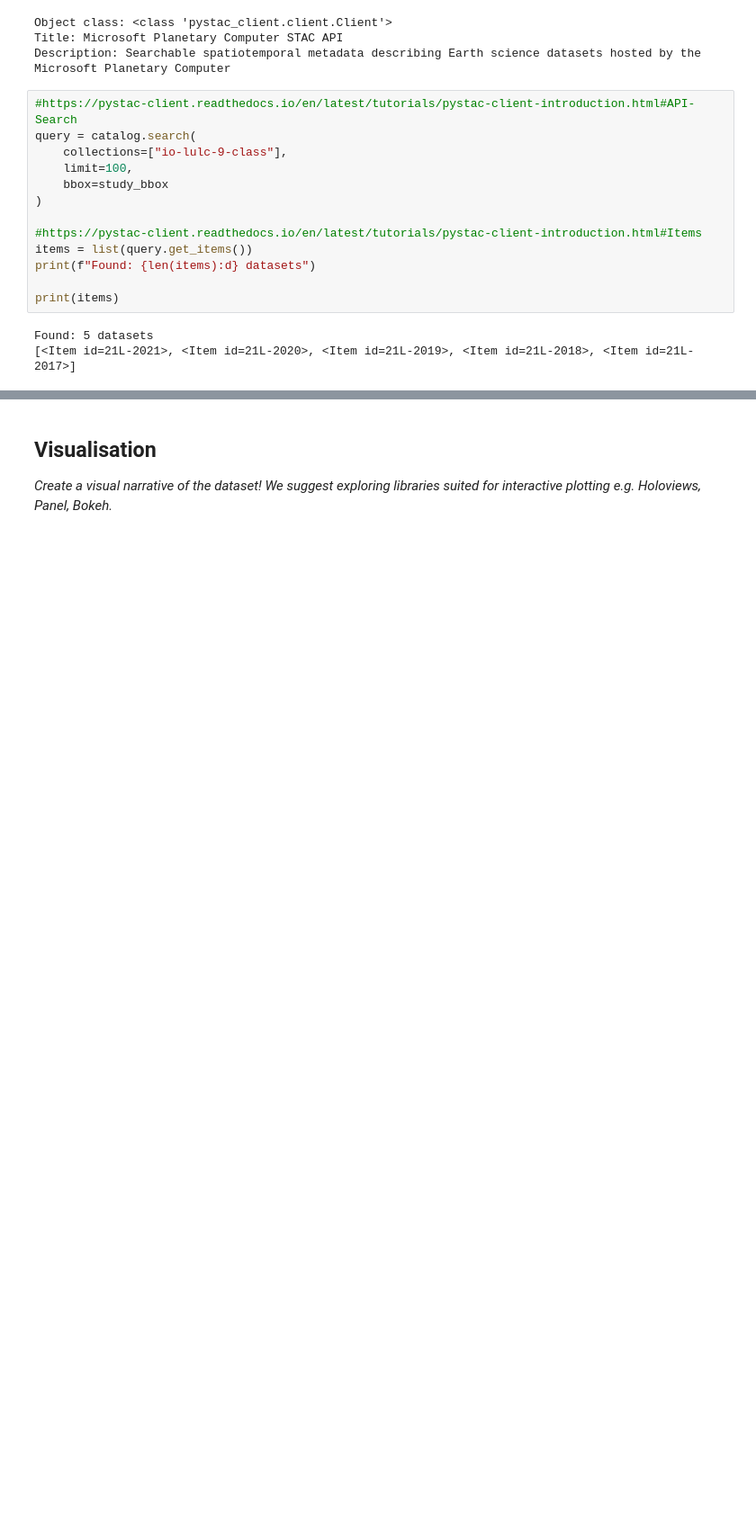
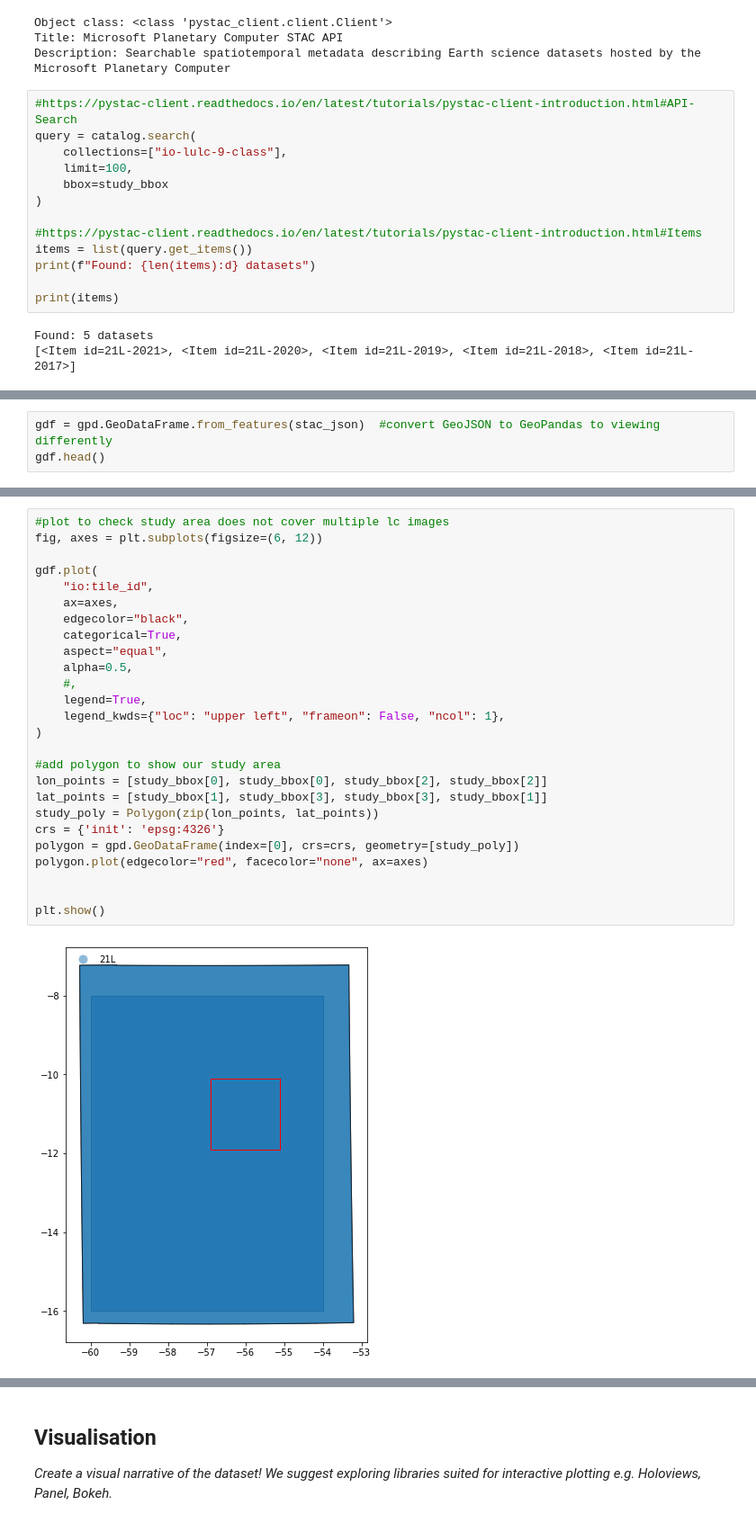
Before and after one commit to eds-book-gallery/b128b282-dee7-44a7-bc21-f1fd21452a83, a Jupyter notebook: general-exploration-landcover.ipynb, the cells around one changed output, grey strips where cells are left out. Shown at 90% size. Drawn from its saved outputs; the diff is of its cells as text; blank space fills up the shorter version.

```diff
--- a/general-exploration-landcover.ipynb
+++ b/general-exploration-landcover.ipynb
@@ -165,0 +139,3 @@ Frozen({'y': 408, 'x': 402, 'time': 5})
+# %%
+gdf = gpd.GeoDataFrame.from_features(stac_json)  #convert GeoJSON to GeoPandas to viewing differently
+gdf.head()
@@ -165,0 +149,28 @@ Frozen({'y': 408, 'x': 402, 'time': 5})
+# %%
+#plot to check study area does not cover multiple lc images
+fig, axes = plt.subplots(figsize=(6, 12))
+
+gdf.plot(
+    "io:tile_id",
+    ax=axes,
+    edgecolor="black",
+    categorical=True,
+    aspect="equal",
+    alpha=0.5,
+    #,
+    legend=True,
+    legend_kwds={"loc": "upper left", "frameon": False, "ncol": 1},
+)
+
+#add polygon to show our study area
+lon_points = [study_bbox[0], study_bbox[0], study_bbox[2], study_bbox[2]]
+lat_points = [study_bbox[1], study_bbox[3], study_bbox[3], study_bbox[1]]
+study_poly = Polygon(zip(lon_points, lat_points))
+crs = {'init': 'epsg:4326'}
+polygon = gpd.GeoDataFrame(index=[0], crs=crs, geometry=[study_poly])
+polygon.plot(edgecolor="red", facecolor="none", ax=axes)
+
+
+plt.show()
+# %% [output]
+[figure, added]
```
Also changed, not shown: parts of 27 cells of this notebook, 1 other file.
